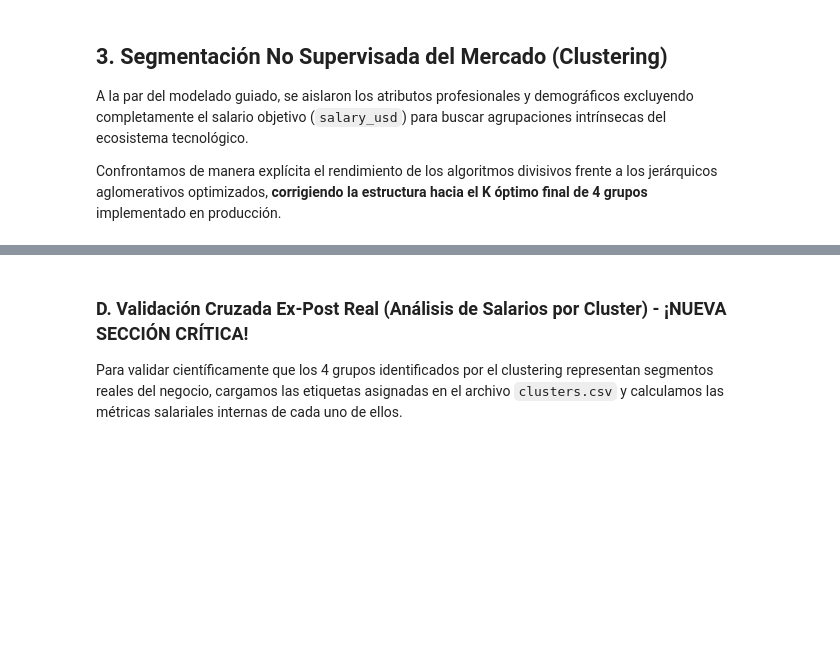
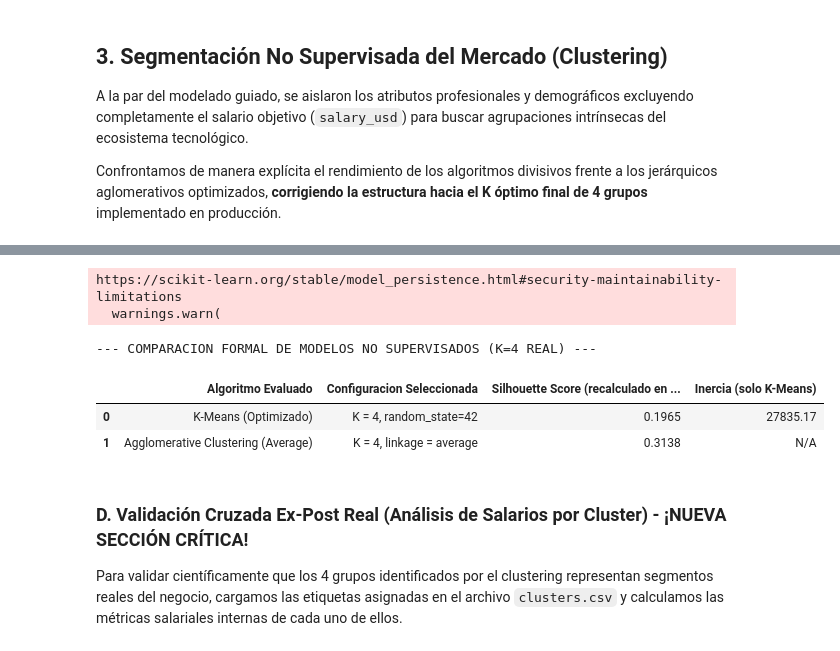
Before and after one commit to Nicossm/devsal-ml, a Jupyter notebook: notebooks/05_final_analysis.ipynb, the cells around one changed output, grey strips where cells are left out. Drawn from its saved outputs; the diff is of its cells as text; code cells hidden in the pictures; blank space fills up the shorter version.

```diff
--- a/notebooks/05_final_analysis.ipynb
+++ b/notebooks/05_final_analysis.ipynb
@@ -204,3 +267,55 @@ display(df_cluster_compare)
+# %%
+# Recalculo en vivo del silhouette score con K=4, consistente con kmeans_model.joblib y notebook 06
+from sklearn.compose import ColumnTransformer
+from sklearn.preprocessing import StandardScaler, OneHotEncoder
+from sklearn.cluster import AgglomerativeClustering
+from sklearn.metrics import silhouette_score
+
+# Carga del dataset limpio
+URL_CLEAN = "https://raw.githubusercontent.com/Nicossm/devsal-ml/main/etl/data/processed/clean.csv"
+df_clean = pd.read_csv(URL_CLEAN)
+
+numeric_features = ['experience', 'num_languages', 'num_frameworks']
+categorical_features = ['country', 'education', 'company_size']
+X_for_cluster = df_clean[numeric_features + categorical_features]
+
+preprocessor_cluster = ColumnTransformer([
+    ("num", StandardScaler(), numeric_features),
+    ("cat", OneHotEncoder(handle_unknown="ignore"), categorical_features),
+])
+X_processed = preprocessor_cluster.fit_transform(X_for_cluster)
+X_dense = X_processed.toarray() if hasattr(X_processed, 'toarray') else X_processed
+
+# Cargar K-Means K=4 (ya entrenado por el notebook 06)
+kmeans = joblib.load(REPO_PATH / 'models' / 'kmeans_model.joblib')
+labels_km = kmeans.predict(X_processed)
+sil_km = silhouette_score(X_processed, labels_km)
+
+# Agglomerative average con K=4 (recalculado en vivo)
+agg = AgglomerativeClustering(n_clusters=4, linkage='average')
+labels_agg = agg.fit_predict(X_dense)
+sil_agg = silhouette_score(X_dense, labels_agg)
+
+clustering_data = {
+    'Algoritmo Evaluado': ['K-Means (Optimizado)', 'Agglomerative Clustering (Average)'],
+    'Configuracion Seleccionada': [
+        f'K = {kmeans.n_clusters}, random_state=42',
+        'K = 4, linkage = average',
+    ],
+    'Silhouette Score (recalculado en vivo)': [round(sil_km, 4), round(sil_agg, 4)],
+    'Inercia (solo K-Means)': [round(kmeans.inertia_, 2), 'N/A'],
+}
+
+df_cluster_compare = pd.DataFrame(clustering_data)
+print("--- COMPARACION FORMAL DE MODELOS NO SUPERVISADOS (K=4 REAL) ---")
+display(df_cluster_compare)
+# %% [output]
+https://scikit-learn.org/stable/model_persistence.html#security-maintainability-limitations
+  warnings.warn(
+--- COMPARACION FORMAL DE MODELOS NO SUPERVISADOS (K=4 REAL) ---
+|  | Algoritmo Evaluado | Configuracion Seleccionada | Silhouette Score (recalculado en ... | Inercia (solo K-Means) |
+| 0 | K-Means (Optimizado) | K = 4, random_state=42 | 0.1965 | 27835.17 |
+| 1 | Agglomerative Clustering (Average) | K = 4, linkage = average | 0.3138 | N/A |
 # %% [markdown]
 ### D. Validación Cruzada Ex-Post Real (Análisis de Salarios por Cluster) - ¡NUEVA SECCIÓN CRÍTICA!
 Para validar científicamente que los 4 grupos identificados por el clustering representan segmentos reales del negocio, cargamos las etiquetas asignadas en el archivo `clusters.csv` y calculamos las métricas salariales internas de cada uno de ellos.
```
Also changed, not shown: parts of 5 cells of this notebook.
